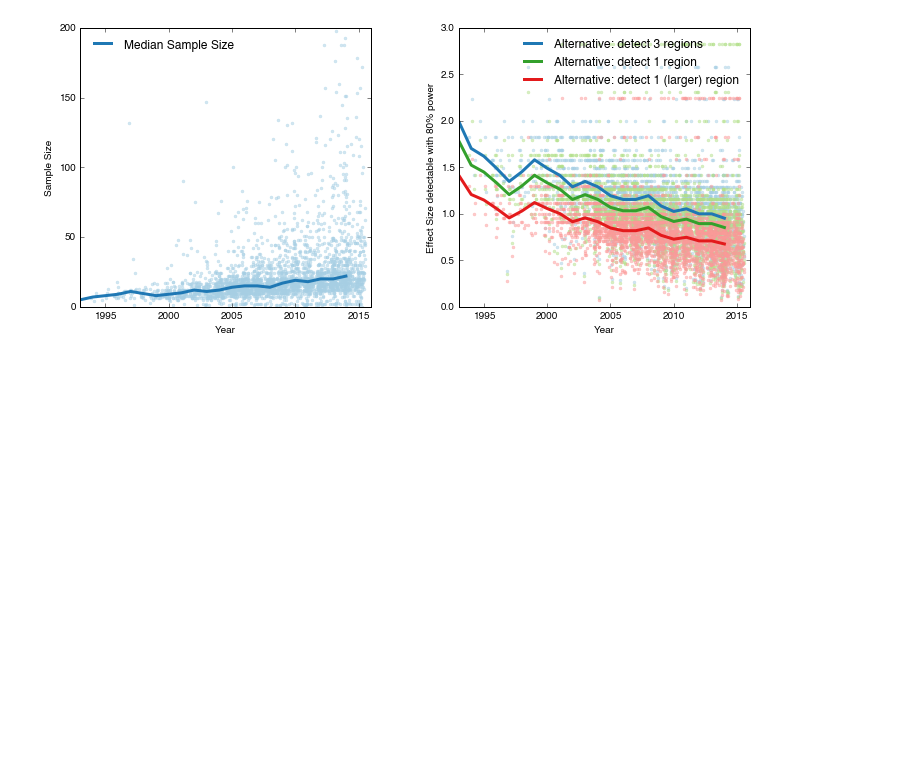
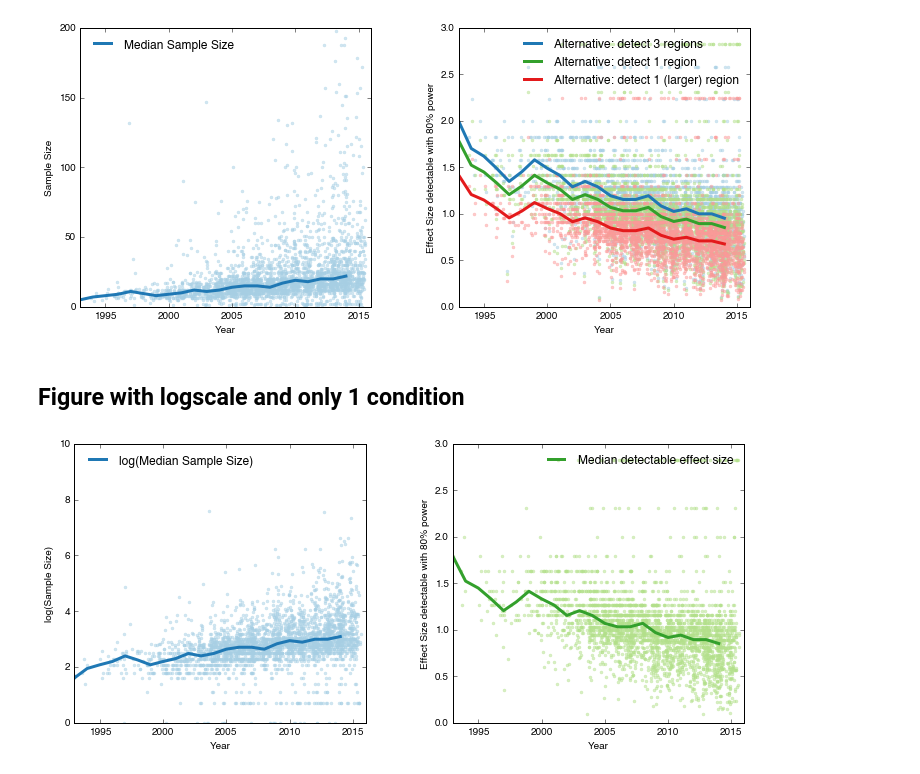
Before and after one commit to poldracklab/ScanningTheHorizon, a Jupyter notebook: FIG_samplesize_year/RequiredEffectSizeForSufficientPower.ipynb, the cells around one changed output. Cells and saved outputs as stored; diff of their text form; code cells hidden in the pictures; blank space fills up the shorter version.

Commit message:
Figure: sample sizes on logscale and only 1 condition

```diff
--- a/FIG_samplesize_year/RequiredEffectSizeForSufficientPower.ipynb
+++ b/FIG_samplesize_year/RequiredEffectSizeForSufficientPower.ipynb
@@ -198,6 +198,11 @@ Medians[10:15]
 | 12 | 1.05667 | 1.33333 | 1.49 | 1.00244 | 1.26491 | 1.41354 | 10 | 9 | ... |
 | 13 | 1.00244 | 1.26491 | 1.41354 | 1.00244 | 1.26491 | 1.41354 | 10 | 10 | ... |
 | 14 | 0.9151 | 1.1547 | 1.29038 | 0.9151 | 1.1547 | 1.29038 | 12 | 12 | ... |
+# %%
+# add logscale
+
+Medians.MdSSLog = [np.log(x) for x in Medians.MdSS]
+Data.nLog = [np.log(x) for x in Data.n]
 # %% [markdown]
 ## The figure per List (Tal or David)
 # %%
@@ -259,3 +264,33 @@ axs[1].legend(loc="upper right",frameon=False)
 # %% [output]
 <matplotlib.legend.Legend at 0x...>
 [figure]
+# %% [markdown]
+## Figure with logscale and only 1 condition
+# %%
+twocol = cb.qualitative.Paired_12.mpl_colors
+
+fig,axs = plt.subplots(1,2,figsize=(12,5))
+fig.subplots_adjust(hspace=.5,wspace=.3)
+axs=axs.ravel()
+axs[0].plot(Data.year_jitter,Data.nLog,"r.",color=twocol[0],alpha=0.5,label="")
+axs[0].plot(Medians.year,Medians.MdSSLog,color=twocol[1],lw=3,label="log(Median Sample Size)")
+axs[0].set_xlim([1993,2016])
+axs[0].set_ylim([0,10])
+axs[0].set_xlabel("Year")
+axs[0].set_ylabel("log(Sample Size)")
+axs[0].legend(loc="upper left",frameon=False)
+
+#axs[1].plot(Data.year_jitter,Data.deltaUnion,"r.",color=twocol[0],alpha=0.5,label="")
+axs[1].plot(Data.year_jitter,Data.deltaSingle,"r.",color=twocol[2],alpha=0.5,label="")
+#axs[1].plot(Data.year_jitter,Data.deltaLarge,"r.",color=twocol[4],alpha=0.5,label="")
+#axs[1].plot(Medians.year,Medians.DUnion,color=twocol[1],lw=3,label="Alternative: detect 3 regions")
+axs[1].plot(Medians.year,Medians.DSingle,color=twocol[3],lw=3,label="Median detectable effect size")
+#axs[1].plot(Medians.year,Medians.DLarge,color=twocol[5],lw=3,label="Alternative: detect 1 (larger) region")
+axs[1].set_xlim([1993,2016])
+axs[1].set_ylim([0,3])
+axs[1].set_xlabel("Year")
+axs[1].set_ylabel("Effect Size detectable with 80% power")
+axs[1].legend(loc="upper right",frameon=False)
+plt.savefig("ReqEffSize.pdf")
+# %% [output]
+[figure, added]
```
Also changed, not shown: 2 other files.
